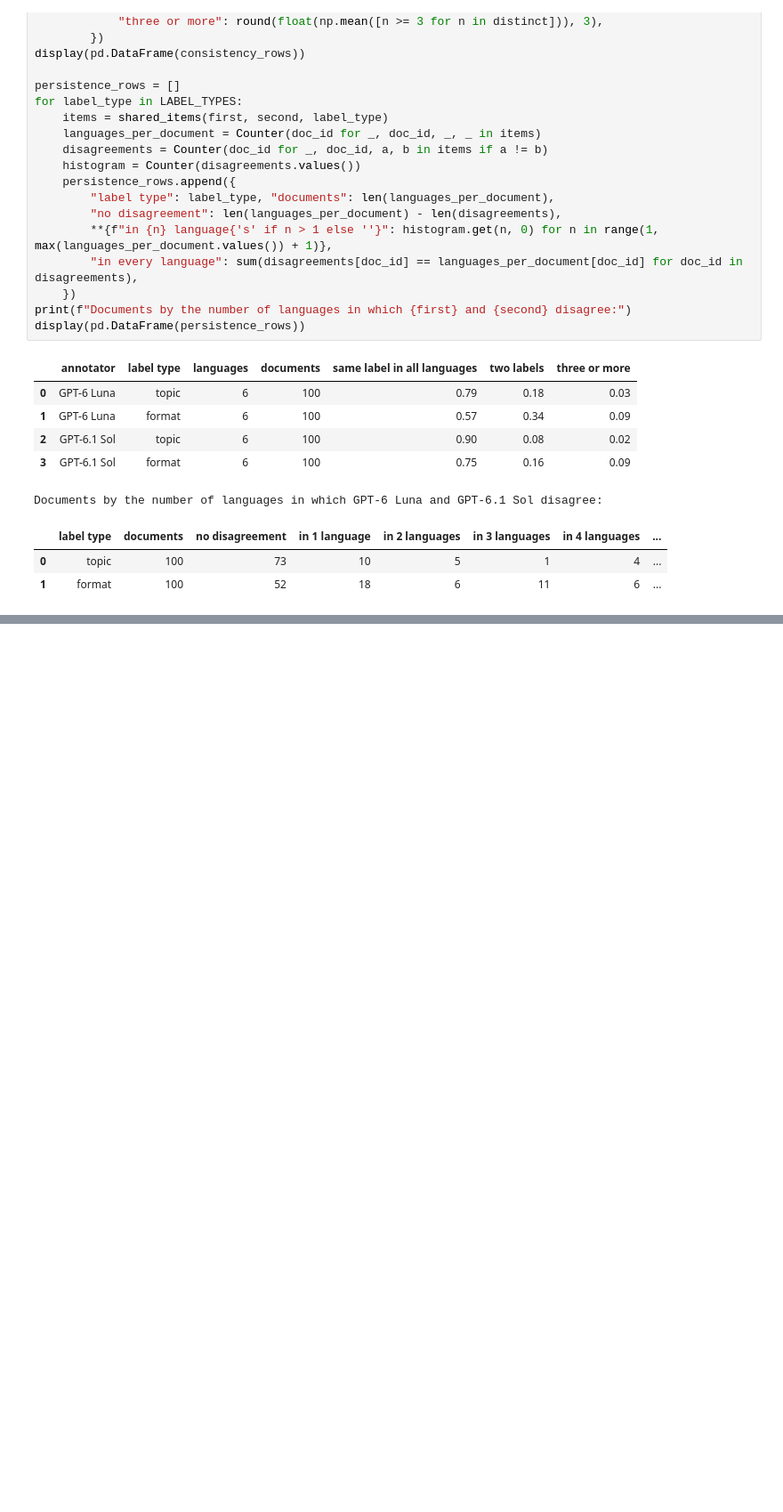
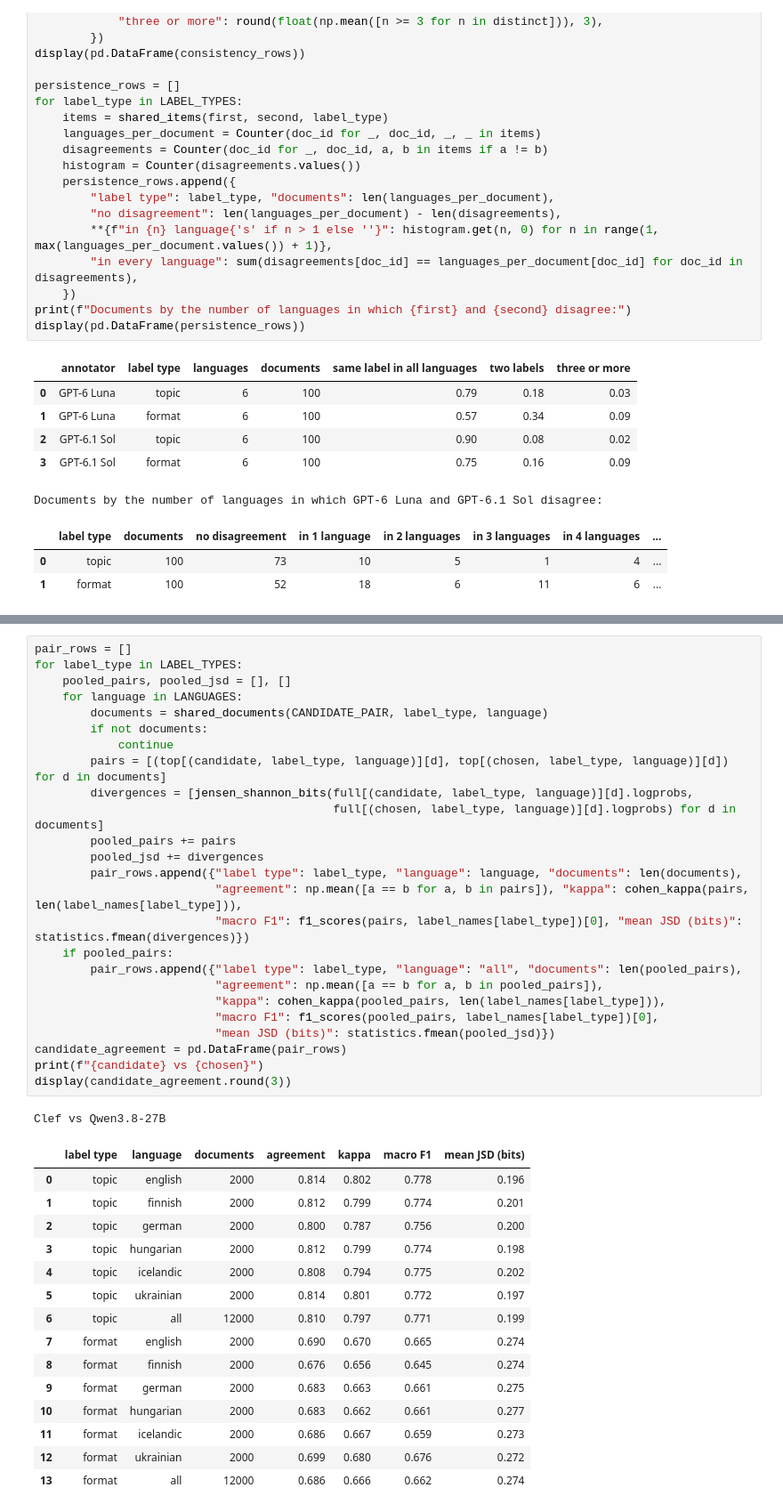
Before and after one commit to TurkuNLP/MultilingualWebOrganizer, a Jupyter notebook: notebooks/annotator_agreement.ipynb, the cells around one changed output, grey strips where cells are left out. Shown at 89% size. Cells and saved outputs as stored; diff of their text form; blank space fills up the shorter version.

```diff
--- a/notebooks/annotator_agreement.ipynb
+++ b/notebooks/annotator_agreement.ipynb
@@ -683,0 +1287,42 @@ format: 16 disagreements in 100 english items; showing 8
+# %%
+pair_rows = []
+for label_type in LABEL_TYPES:
+    pooled_pairs, pooled_jsd = [], []
+    for language in LANGUAGES:
+        documents = shared_documents(CANDIDATE_PAIR, label_type, language)
+        if not documents:
+            continue
+        pairs = [(top[(candidate, label_type, language)][d], top[(chosen, label_type, language)][d]) for d in documents]
+        divergences = [jensen_shannon_bits(full[(candidate, label_type, language)][d].logprobs,
+                                           full[(chosen, label_type, language)][d].logprobs) for d in documents]
+        pooled_pairs += pairs
+        pooled_jsd += divergences
+        pair_rows.append({"label type": label_type, "language": language, "documents": len(documents),
+                          "agreement": np.mean([a == b for a, b in pairs]), "kappa": cohen_kappa(pairs, len(label_names[label_type])),
+                          "macro F1": f1_scores(pairs, label_names[label_type])[0], "mean JSD (bits)": statistics.fmean(divergences)})
+    if pooled_pairs:
+        pair_rows.append({"label type": label_type, "language": "all", "documents": len(pooled_pairs),
+                          "agreement": np.mean([a == b for a, b in pooled_pairs]),
+                          "kappa": cohen_kappa(pooled_pairs, len(label_names[label_type])),
+                          "macro F1": f1_scores(pooled_pairs, label_names[label_type])[0],
+                          "mean JSD (bits)": statistics.fmean(pooled_jsd)})
+candidate_agreement = pd.DataFrame(pair_rows)
+print(f"{candidate} vs {chosen}")
+display(candidate_agreement.round(3))
+# %% [output]
+Clef vs Qwen3.8-27B
+|  | label type | language | documents | agreement | kappa | macro F1 | mean JSD (bits) |
+| 0 | topic | english | 2000 | 0.814 | 0.802 | 0.778 | 0.196 |
+| 1 | topic | finnish | 2000 | 0.812 | 0.799 | 0.774 | 0.201 |
+| 2 | topic | german | 2000 | 0.800 | 0.787 | 0.756 | 0.200 |
+| 3 | topic | hungarian | 2000 | 0.812 | 0.799 | 0.774 | 0.198 |
+| 4 | topic | icelandic | 2000 | 0.808 | 0.794 | 0.775 | 0.202 |
+| 5 | topic | ukrainian | 2000 | 0.814 | 0.801 | 0.772 | 0.197 |
+| 6 | topic | all | 12000 | 0.810 | 0.797 | 0.771 | 0.199 |
+| 7 | format | english | 2000 | 0.690 | 0.670 | 0.665 | 0.274 |
+| 8 | format | finnish | 2000 | 0.676 | 0.656 | 0.645 | 0.274 |
+| 9 | format | german | 2000 | 0.683 | 0.663 | 0.661 | 0.275 |
+| 10 | format | hungarian | 2000 | 0.683 | 0.662 | 0.661 | 0.277 |
+| 11 | format | icelandic | 2000 | 0.686 | 0.667 | 0.659 | 0.273 |
+| 12 | format | ukrainian | 2000 | 0.699 | 0.680 | 0.676 | 0.272 |
+| 13 | format | all | 12000 | 0.686 | 0.666 | 0.662 | 0.274 |
```
Also changed, not shown: parts of 50 cells of this notebook, 10 other files.
